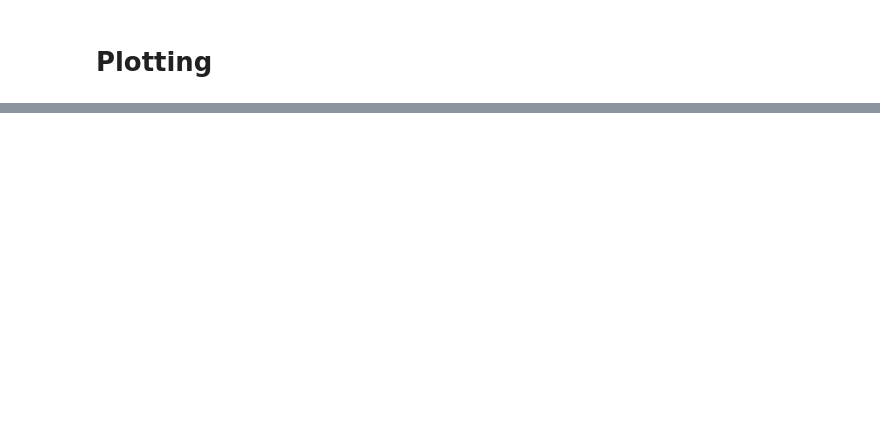
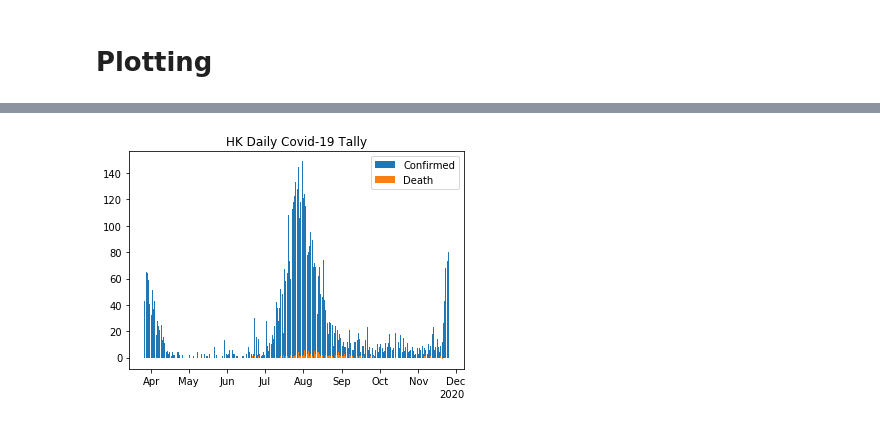
Before and after one commit to csauyong/Covid-in-HK-US, a Jupyter notebook: Covid in HK and US plot.ipynb, the cells around one changed output, grey strips where cells are left out. Cells and saved outputs as stored; diff of their text form; code cells hidden in the pictures; blank space fills up the shorter version.

```diff
--- a/Covid in HK and US plot.ipynb
+++ b/Covid in HK and US plot.ipynb
@@ -39,0 +82,5 @@ len(region)
+# %%
+HK.name = 'HK'
+plot(HK, loc=1)
+# %% [output]
+[figure, added]
```
Also changed, not shown: parts of 13 cells of this notebook.
